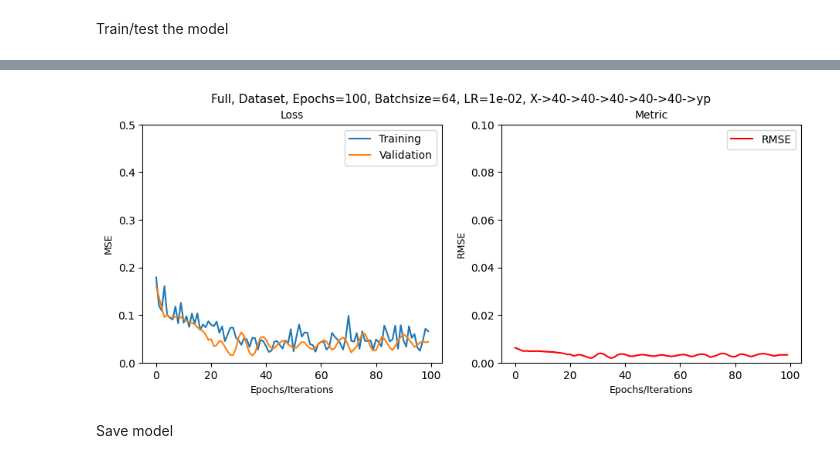
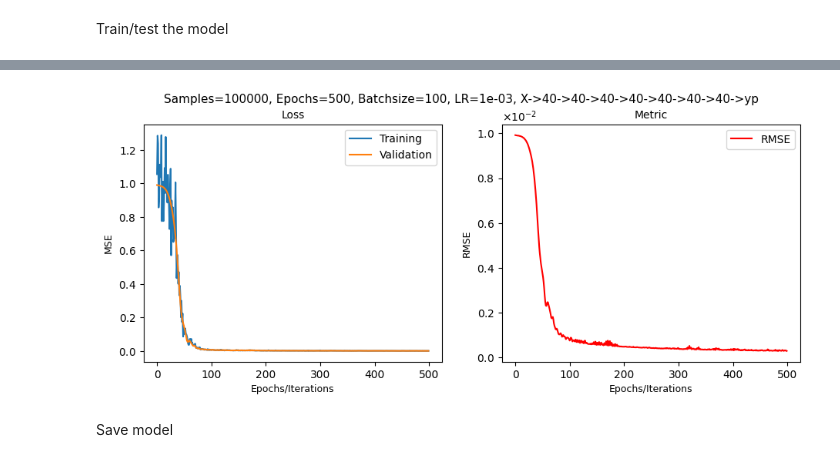
Before and after one commit to lsants/DeepOperatorML, a Jupyter notebook: src/integral_interpolator.ipynb, the cells around one changed output, grey strips where cells are left out. Drawn from its saved outputs; the diff is of its cells as text; code cells hidden in the pictures.

```diff
--- a/src/integral_interpolator.ipynb
+++ b/src/integral_interpolator.ipynb
@@ -37,15 +37,25 @@ torch.set_default_dtype(torch.float64)
 # %% [markdown]
 Model and training parameters
 # %%
-batch_size = 64
-lr = 0.01
-epochs = 100
+batch_size = 100
+lr = 0.001
+epochs = 500
 n_sample = 100000
-full_data = True
+full_data = False
 # %% [markdown]
 Get and split dataset
 # %%
 poly_data = np.load(data) # Load polynomials numpy array
+mean = np.mean(poly_data, axis=0)
+y_mean = mean[-1]
+X_mean = mean[:-1]
+std = np.std(poly_data, axis=0)
+y_std = std[-1]
+X_std = std[:-1]
+poly_data_norm = (poly_data - mean)/std
+poly_data = poly_data_norm # Normalizing data
+
+# poly_data[:, -2] = 1 # Fixing limit of integration
 poly_data = poly_data.astype(np.float64)
 if not full_data:
     poly_data = poly_data[:n_sample]
@@ -134,10 +141,28 @@ model_name = gc.get_model_name(nodes_config, batch_size, lr, epochs, data_size)
 plot_path = os.path.join(path_to_images, model_name)
 # %% [markdown]
 Train/test the model
+# %%
+class EarlyStopper:
+    def __init__(self, patience=1, min_delta=0):
+        self.patience = patience
+        self.min_delta = min_delta
+        self.counter = 0
+        self.min_validation_loss = float('inf')
+
+    def early_stop(self, validation_loss):
+        if validation_loss < self.min_validation_loss:
+            self.min_validation_loss = validation_loss
+            self.counter = 0
+        elif validation_loss > (self.min_validation_loss + self.min_delta):
+            self.counter += 1
+            if self.counter >= self.patience:
+                return True
+        return False
 # %%
 tl = []
 vl = []
 acc = []
+early_stopper = EarlyStopper(patience=5, min_delta=1e-2)
 for t in tqdm(range(epochs)):
     train_loss = mt.train(train_dataloader, model, loss_fn, optimizer)
     test_loss, metric = mt.test(train_dataloader, model, loss_fn)
@@ -146,12 +171,14 @@ for t in tqdm(range(epochs)):
     acc.append(metric)
     if t % 1 == 0:
         print(f"Epoch {t}\n-------------------------")
-        print(f"Test error: \n Performance {(metric):>0.4e}, Avg loss: {test_loss:>8e} \n")
+        print(f"Test error: \n Performance {(metric):>0.4e}, Avg train loss: {train_loss:>8e}, Avg test loss: {test_loss:>8e} \n")
+    if early_stopper.early_stop(test_loss):
+        break
 print("Done!\n")
 
 plots = gc.plot_performance(train_loss=tl, test_loss=vl, accuracy=acc, model_name=model_name)
 # plt.savefig(f"{plot_path}.png")
-print(f"For training: \n Mean RMSE {(np.array(acc).mean()):>0.4e}, Mean loss: {np.array(test_loss).mean():>8e} \n")
+print(f"For training: \n Max RMSE {(np.array(acc).max()):>0.4e}, Max loss: {np.array(test_loss).max():>8e} \n")
 plt.show()
 # %% [output]
 Epoch 0
@@ -174,3 +201,3 @@ For training:
-[figure, old version]
+[figure, new version]
 # %% [markdown]
 Save model
```
Also changed, not shown: parts of 13 cells of this notebook, 2 other files.
